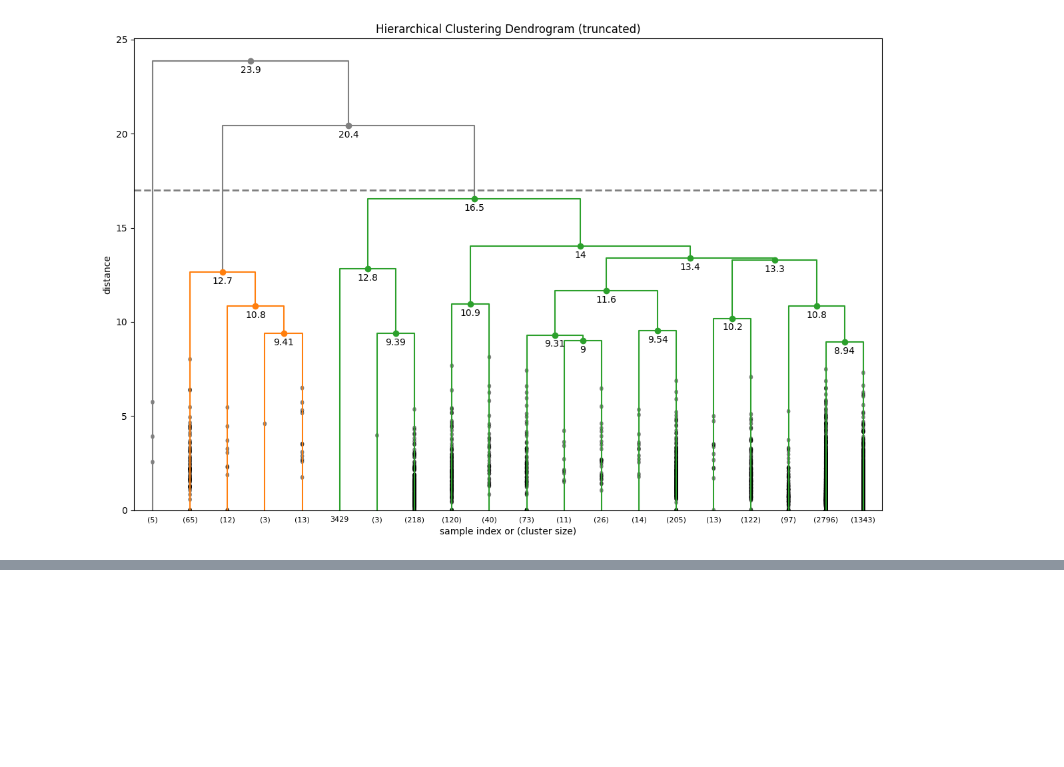
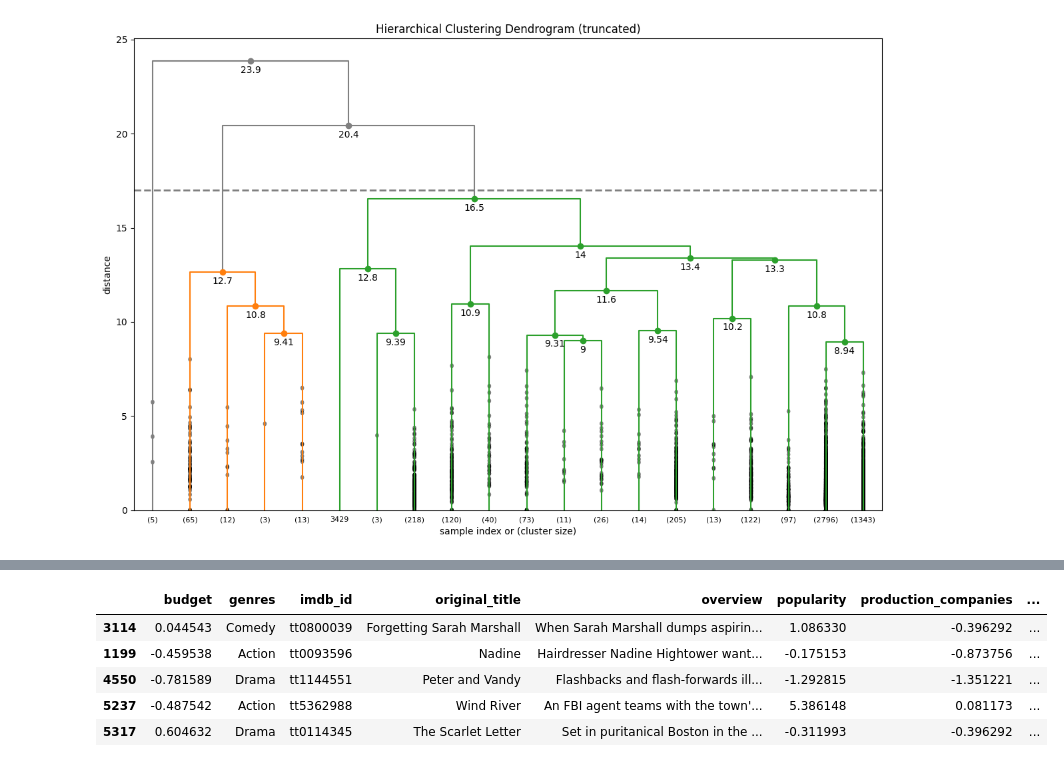
Before and after one commit to lvvittor/ml, a Jupyter notebook: tps/tp4/notebooks/hc.ipynb, the cells around one changed output, grey strips where cells are left out. Cells and saved outputs as stored; diff of their text form; code cells hidden in the pictures; blank space fills up the shorter version.

```diff
--- a/tps/tp4/notebooks/hc.ipynb
+++ b/tps/tp4/notebooks/hc.ipynb
@@ -293,0 +334,6 @@ plt.show()
+# %%
+numerical_columns = ["budget","popularity","production_companies","production_countries","revenue","runtime","spoken_languages","vote_average","vote_count"]
+
+scaler = StandardScaler()
+train_data[numerical_columns] = scaler.fit_transform(train_data[numerical_columns])
+test_data[numerical_columns] = scaler.transform(test_data[numerical_columns])
@@ -293,0 +351,9 @@ plt.show()
+# %%
+train_data.head()
+# %% [output]
+|  | budget | genres | imdb_id | original_title | overview | popularity | production_companies | ... |
+| 3114 | 0.044543 | Comedy | tt0800039 | Forgetting Sarah Marshall | When Sarah Marshall dumps aspirin... | 1.086330 | -0.396292 | ... |
+| 1199 | -0.459538 | Action | tt0093596 | Nadine | Hairdresser Nadine Hightower want... | -0.175153 | -0.873756 | ... |
+| 4550 | -0.781589 | Drama | tt1144551 | Peter and Vandy | Flashbacks and flash-forwards ill... | -1.292815 | -1.351221 | ... |
+| 5237 | -0.487542 | Action | tt5362988 | Wind River | An FBI agent teams with the town'... | 5.386148 | 0.081173 | ... |
+| 5317 | 0.604632 | Drama | tt0114345 | The Scarlet Letter | Set in puritanical Boston in the ... | -0.311993 | -0.396292 | ... |
```
Also changed, not shown: parts of 17 cells of this notebook, 1 other file.
